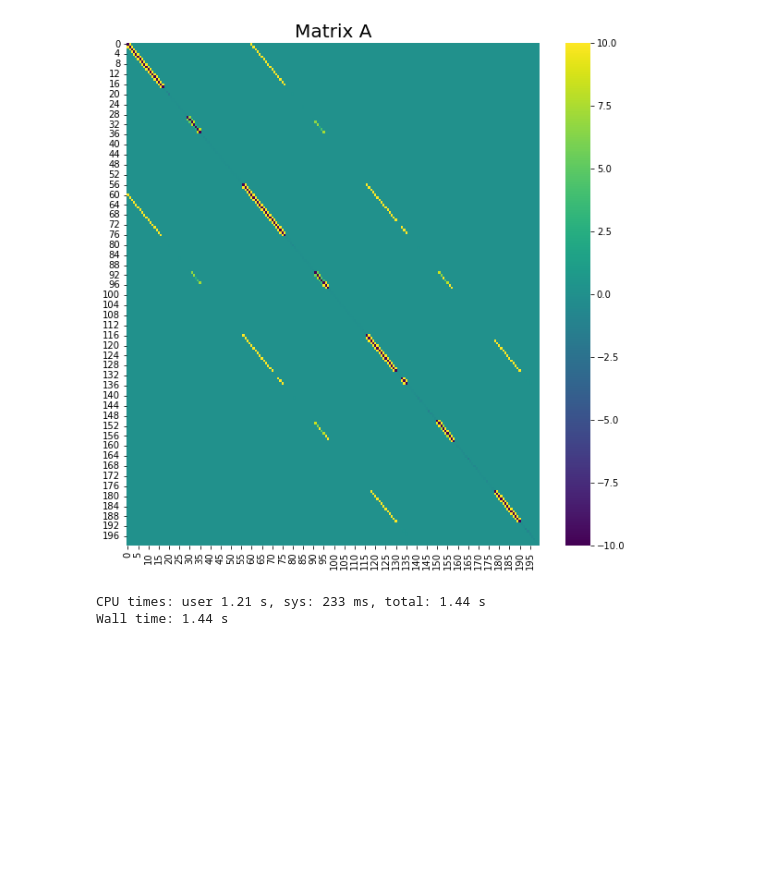
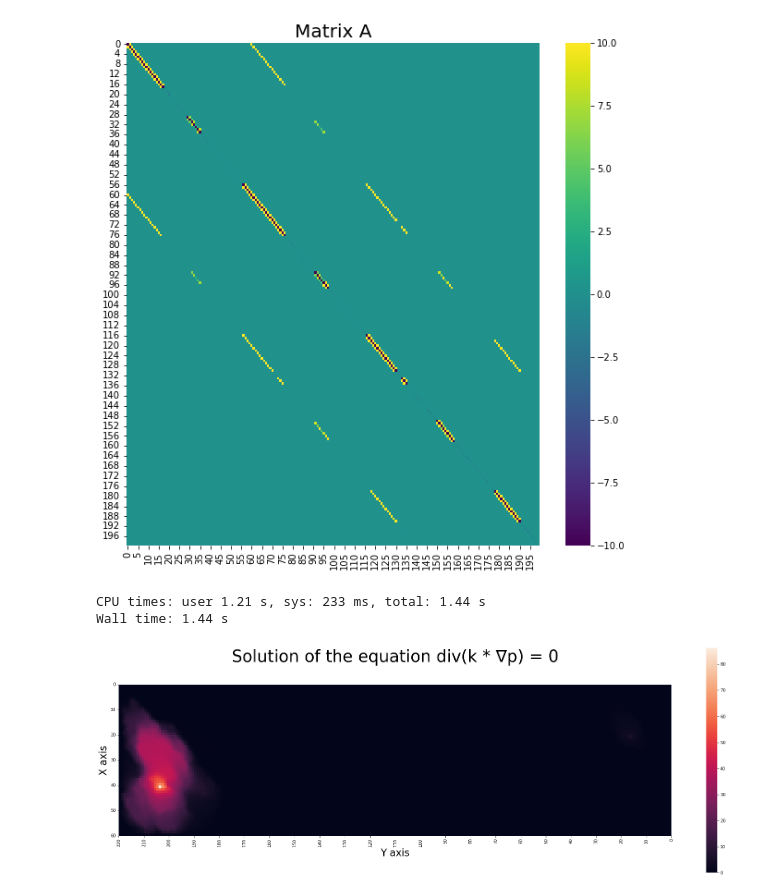
Before and after one commit to TeeMan508/SPE10, a Jupyter notebook: notebooks/Matrix.ipynb, the cells around one changed output. Cells and saved outputs as stored; diff of their text form; code cells hidden in the pictures; blank space fills up the shorter version.

```diff
--- a/notebooks/Matrix.ipynb
+++ b/notebooks/Matrix.ipynb
@@ -43,17 +43,19 @@ Wall time: 1.44 s
 np.savetxt('solution.txt', solution[:, None])
 # %%
 sol = solution.reshape((220,60))
-plt.figure(figsize=(40,10))
+plt.figure(figsize=(30,10))
 
 plt.title("Solution of the equation div(k * ∇p) = 0\n", fontsize=40)
 ax = sns.heatmap(data=sol.T,square=True)
 ax.set_aspect("equal")
-ax.set_ylabel('X axis', fontsize=18)
-ax.set_xlabel('Y axis', fontsize=18)
+ax.set_ylabel('X axis', fontsize=24)
+ax.set_xlabel('Y axis', fontsize=24)
 ax.set_xticks(list(range(0, 221, 10)))
 ax.set_xticklabels(list(range(220, -1, -10)))
 ax.set_yticks(list(range(0, 61, 10)))
 ax.set_yticklabels(list(range(0, 61, 10)))
 
 plt.savefig("../data/Example.png")
 plt.show()
+# %% [output]
+[figure, added]
```
